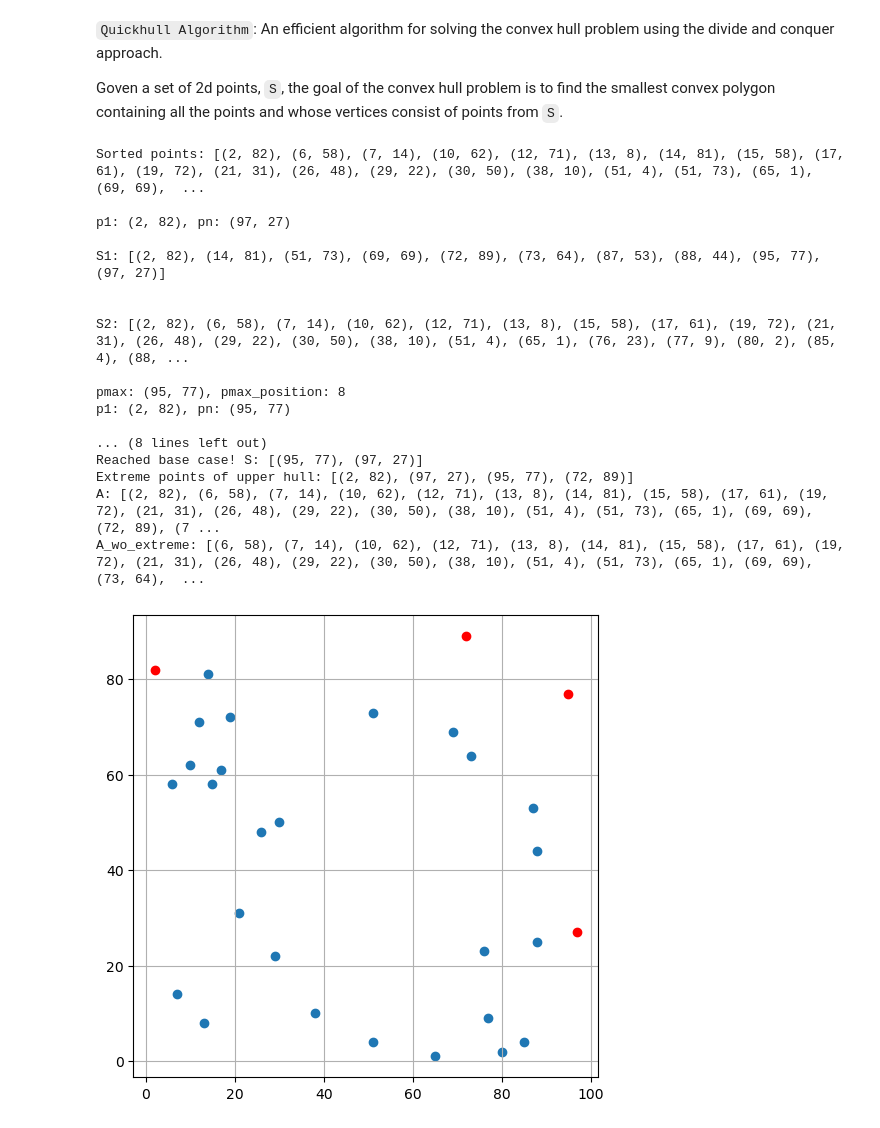
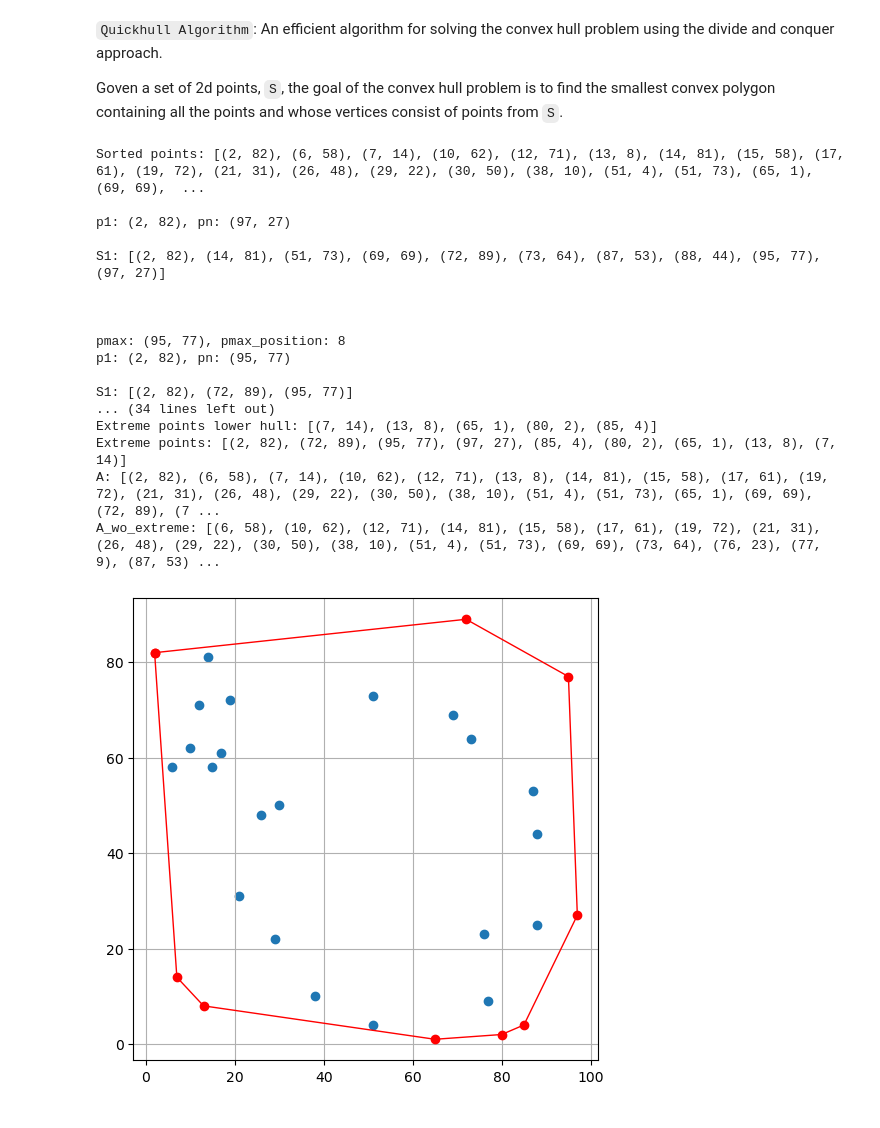
Before and after one commit to tsultan16/Convex_Hull, a Jupyter notebook: quickhull.ipynb, the cells around one changed output. Drawn from its saved outputs; the diff is of its cells as text; code cells hidden in the pictures.

Commit message:
Implemented recursion for computing all lower hull extreme points and adedd convex hull plot

```diff
--- a/quickhull.ipynb
+++ b/quickhull.ipynb
@@ -176,37 +262,40 @@ A = list(zip(Ax,Ay))
 extreme = quickhull(A)
 A_wo_extreme = A.copy()
 for p in extreme:
     A_wo_extreme.remove(p)
 
+# append the first extreme point back into the list to make a loop
+extreme.append(extreme[0])
+
 print(f"A: {A}")
 print(f"A_wo_extreme: {A_wo_extreme}")
 
 x_wo_extreme = [p[0] for p in A_wo_extreme]
 y_wo_extreme = [p[1] for p in A_wo_extreme]
 x_extreme = [p[0] for p in extreme]
 y_extreme = [p[1] for p in extreme]
 
 plt.figure(figsize=(6,6))
 plt.scatter(x_wo_extreme,y_wo_extreme)
-plt.scatter(x_extreme,y_extreme, color='red')
+plt.plot(x_extreme,y_extreme, color='red', marker='o', linewidth=1)
 plt.grid()
 plt.show()
 # %% [output]
 Sorted points: [(2, 82), (6, 58), (7, 14), (10, 62), (12, 71), (13, 8), (14, 81), (15, 58), (17, 61), (19, 72), (21, 31), (26, 48), (29, 22), (30, 50), (38, 10), (51, 4), (51, 73), (65, 1), (69, 69),  ...
 
 p1: (2, 82), pn: (97, 27)
 
 S1: [(2, 82), (14, 81), (51, 73), (69, 69), (72, 89), (73, 64), (87, 53), (88, 44), (95, 77), (97, 27)]
 
 
-S2: [(2, 82), (6, 58), (7, 14), (10, 62), (12, 71), (13, 8), (15, 58), (17, 61), (19, 72), (21, 31), (26, 48), (29, 22), (30, 50), (38, 10), (51, 4), (65, 1), (76, 23), (77, 9), (80, 2), (85, 4), (88, ...
 
 pmax: (95, 77), pmax_position: 8
 p1: (2, 82), pn: (95, 77)
 
-... (8 lines left out)
-Reached base case! S: [(95, 77), (97, 27)]
-Extreme points of upper hull: [(2, 82), (97, 27), (95, 77), (72, 89)]
+S1: [(2, 82), (72, 89), (95, 77)]
+... (34 lines left out)
+Extreme points lower hull: [(7, 14), (13, 8), (65, 1), (80, 2), (85, 4)]
+Extreme points: [(2, 82), (72, 89), (95, 77), (97, 27), (85, 4), (80, 2), (65, 1), (13, 8), (7, 14)]
 A: [(2, 82), (6, 58), (7, 14), (10, 62), (12, 71), (13, 8), (14, 81), (15, 58), (17, 61), (19, 72), (21, 31), (26, 48), (29, 22), (30, 50), (38, 10), (51, 4), (51, 73), (65, 1), (69, 69), (72, 89), (7 ...
-A_wo_extreme: [(6, 58), (7, 14), (10, 62), (12, 71), (13, 8), (14, 81), (15, 58), (17, 61), (19, 72), (21, 31), (26, 48), (29, 22), (30, 50), (38, 10), (51, 4), (51, 73), (65, 1), (69, 69), (73, 64),  ...
+A_wo_extreme: [(6, 58), (10, 62), (12, 71), (14, 81), (15, 58), (17, 61), (19, 72), (21, 31), (26, 48), (29, 22), (30, 50), (38, 10), (51, 4), (51, 73), (69, 69), (73, 64), (76, 23), (77, 9), (87, 53) ...
-[figure, old version]
+[figure, new version]
```
Also changed, not shown: parts of 1 cell of this notebook.
